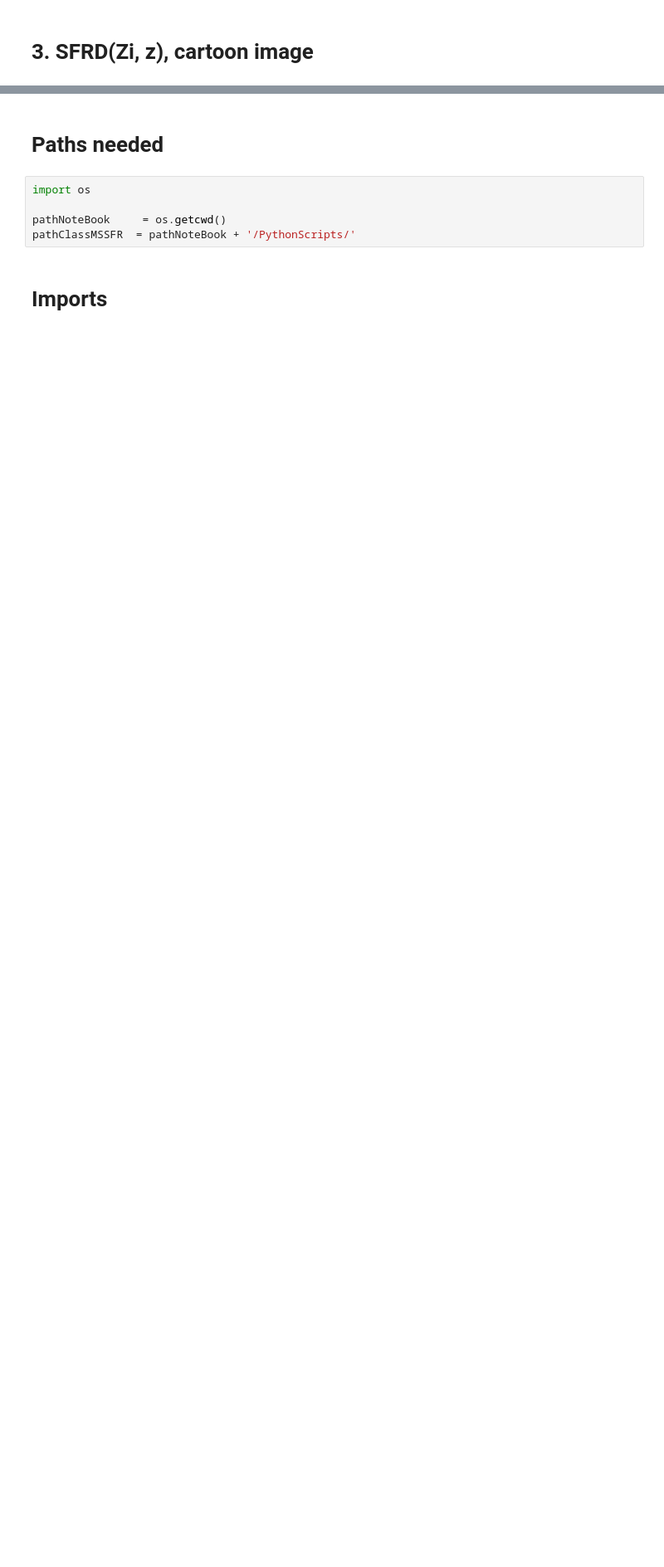
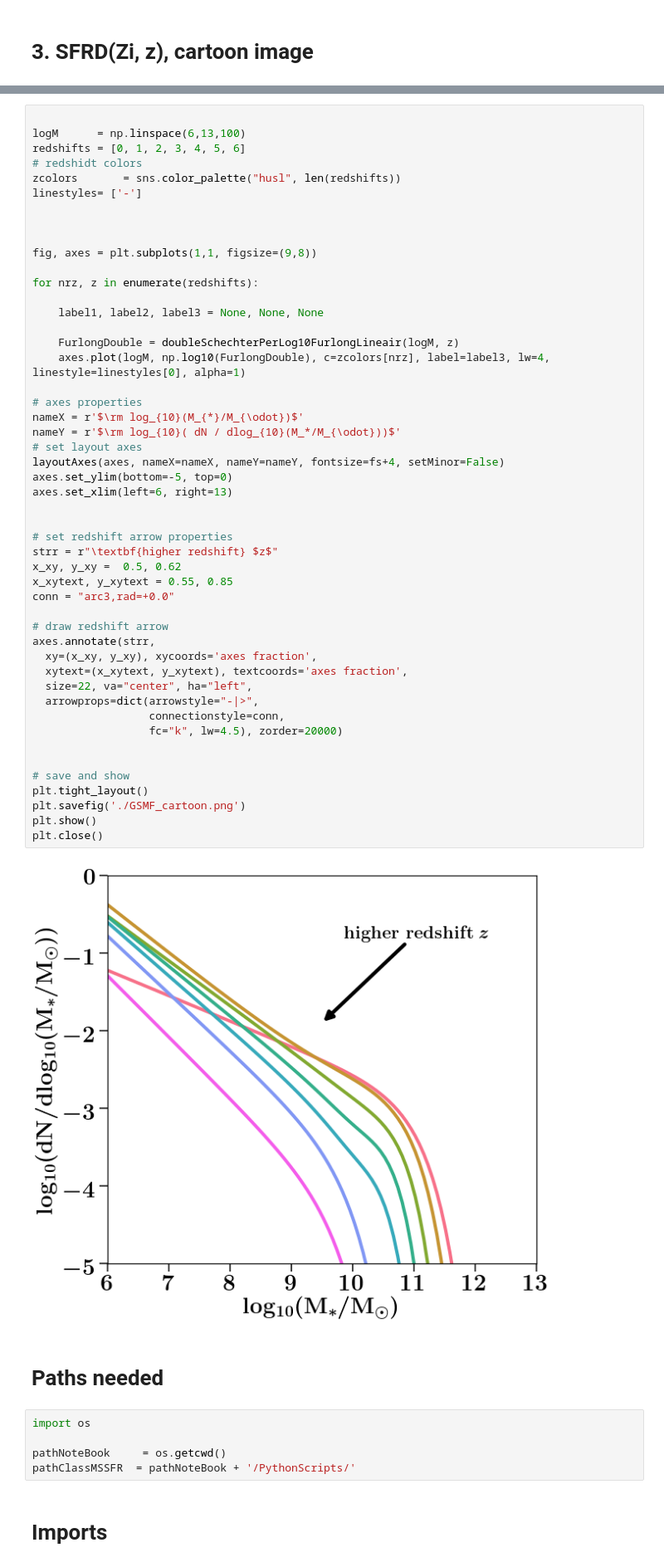
Before and after one commit to FloorBroekgaarden/BlackHole-NeutronStar, a Jupyter notebook: plottingCode/Fig_2/making_SFRD_cartoon_subfigures.ipynb, the cells around one changed output, grey strips where cells are left out. Shown at 83% size. Cells and saved outputs as stored; diff of their text form; blank space fills up the shorter version.

```diff
--- a/plottingCode/Fig_2/making_SFRD_cartoon_subfigures.ipynb
+++ b/plottingCode/Fig_2/making_SFRD_cartoon_subfigures.ipynb
@@ -277,3 +321,54 @@ cant do it because we have no Metallicity grid
+# %%
+
+logM      = np.linspace(6,13,100)
+redshifts = [0, 1, 2, 3, 4, 5, 6]
+# redshidt colors
+zcolors       = sns.color_palette("husl", len(redshifts))
+linestyles= ['-']
+
+
+
+fig, axes = plt.subplots(1,1, figsize=(9,8))
+
+for nrz, z in enumerate(redshifts):
+
+    label1, label2, label3 = None, None, None
+
+    FurlongDouble = doubleSchechterPerLog10FurlongLineair(logM, z)
+    axes.plot(logM, np.log10(FurlongDouble), c=zcolors[nrz], label=label3, lw=4, linestyle=linestyles[0], alpha=1)
+
+# axes properties
+nameX = r'$\rm log_{10}(M_{*}/M_{\odot})$'
+nameY = r'$\rm log_{10}( dN / dlog_{10}(M_*/M_{\odot}))$'
+# set layout axes
+layoutAxes(axes, nameX=nameX, nameY=nameY, fontsize=fs+4, setMinor=False)
+axes.set_ylim(bottom=-5, top=0)
+axes.set_xlim(left=6, right=13)
+
+
+# set redshift arrow properties
+strr = r"\textbf{higher redshift} $z$"
+x_xy, y_xy =  0.5, 0.62
+x_xytext, y_xytext = 0.55, 0.85
+conn = "arc3,rad=+0.0"
+
+# draw redshift arrow
+axes.annotate(strr,
+  xy=(x_xy, y_xy), xycoords='axes fraction',
+  xytext=(x_xytext, y_xytext), textcoords='axes fraction',
+  size=22, va="center", ha="left",
+  arrowprops=dict(arrowstyle="-|>",
+                  connectionstyle=conn,
+                  fc="k", lw=4.5), zorder=20000)
+
+
+# save and show
+plt.tight_layout()
+plt.savefig('./GSMF_cartoon.png')
+plt.show()
+plt.close()
+# %% [output]
+[figure, added]
 # %% [markdown]
 # Paths needed
 # %%
```
Also changed, not shown: parts of 4 cells of this notebook, 2 other files.
